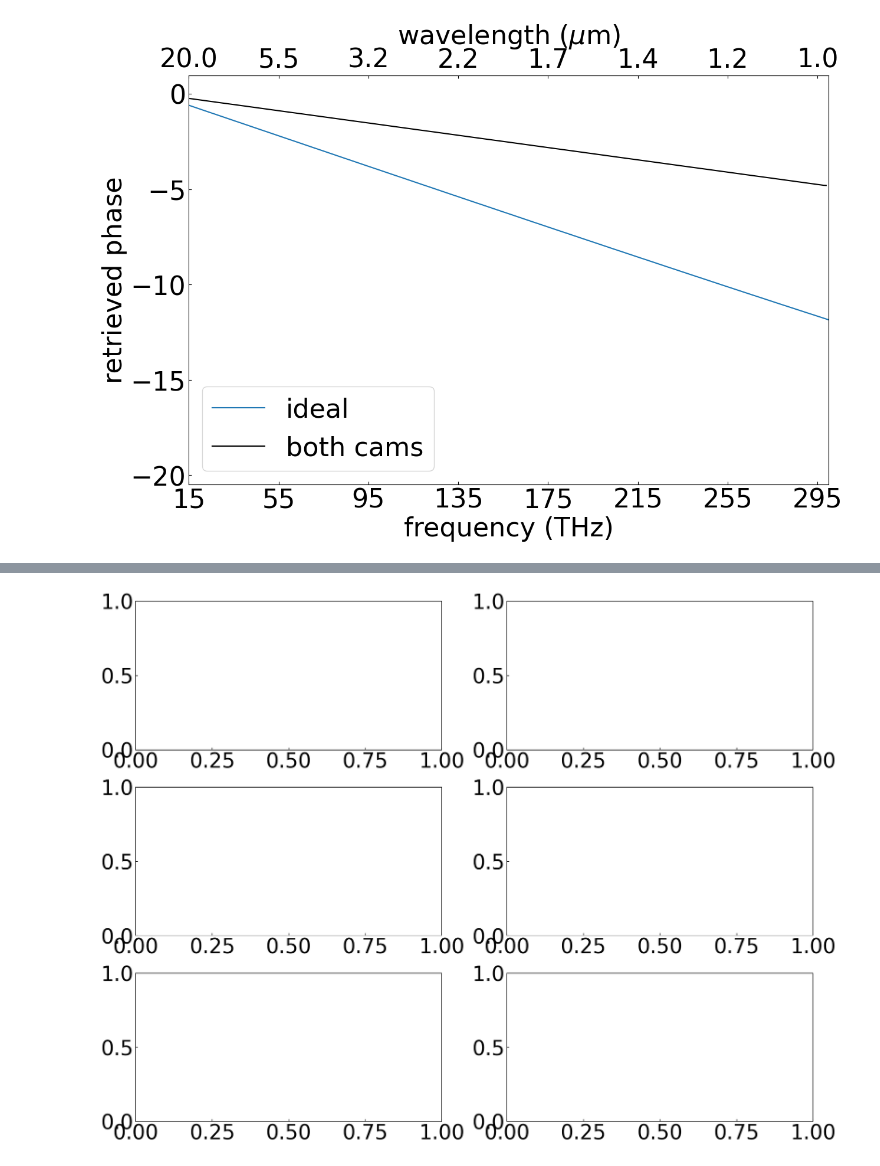
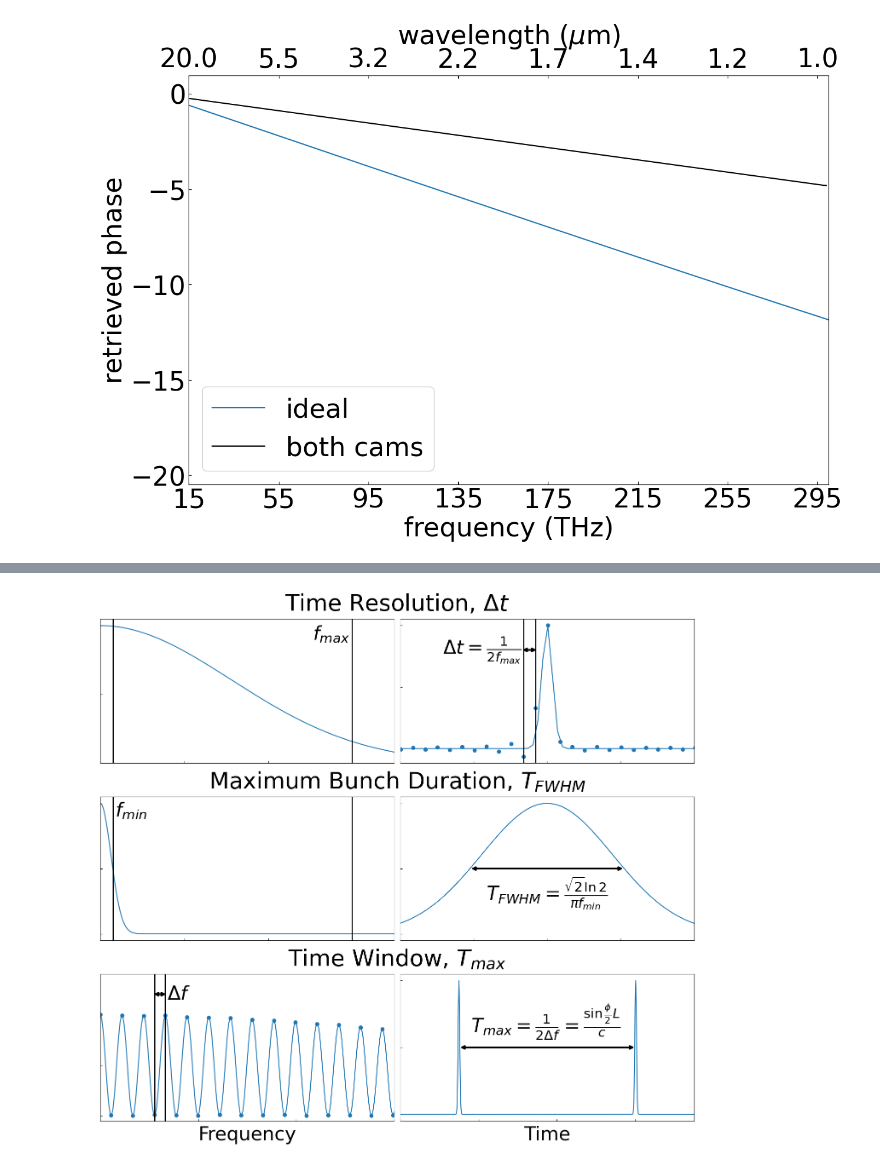
Before and after one commit to Jammi-Dodgers/THz-interferometry, a Jupyter notebook: kramers_kronig.ipynb, the cells around one changed output, grey strips where cells are left out. Saved outputs shown, nothing was run; the diff lists cells and outputs as text; code cells hidden in the pictures.

```diff
--- a/kramers_kronig.ipynb
+++ b/kramers_kronig.ipynb
@@ -92,6 +92,9 @@ padded_N = len(ideal_bunch) # = ideal_N +padding
 # %%
 ### Replace the EPAC bunch with a gaussian distrobution. Useful for testing.
 
+FWHMs = {"short": 1.7e-15, "delayed": 5e-15, "long": 21e-15}
+bunch_dict = {}
+
 ideal_bunch = gaussian(ideal_time, 150e-15, FWHMs["delayed"])
 # %%
 ideal_CFF = np.fft.rfft(ideal_bunch, norm= "forward")
@@ -402,15 +405,12 @@ plt.show()
 # %%
 ############## DEMONSTATION OF DETECTOR LIMITS #################
 
-FWHMs = {"short": 1.7e-15, "delayed": 5e-15, "long": 21e-15}
-bunches = {}
-
-bunches["short"] = gaussian(ideal_time, 150e-15, FWHMs["short"])
-bunches["long"] = gaussian(ideal_time, 150e-15, FWHMs["long"])
-bunches["delayed"] = gaussian(ideal_time, 150e-15, FWHMs["delayed"]) + gaussian(ideal_time, 601e-15, FWHMs["delayed"])
+bunch_dict["short"] = gaussian(ideal_time, 150e-15, FWHMs["short"])
+bunch_dict["long"] = gaussian(ideal_time, 150e-15, FWHMs["long"])
+bunch_dict["delayed"] = gaussian(ideal_time, 150e-15, FWHMs["delayed"]) + gaussian(ideal_time, 601e-15, FWHMs["delayed"])
 
 FFs = {}
-for key, bunch in bunches.items():
+for key, bunch in bunch_dict.items():
     CFF = np.fft.rfft(bunch, norm= "forward")
     FFs[key] = np.abs(CFF)**2
     FFs[key] /= np.max(FFs[key]) #normalise to peak
@@ -422,7 +422,7 @@ N = 2*np.count_nonzero(sensitivity_mask_short)
 time_resolution = 0.5e-12 / both_band[1]
 times_short = np.arange(0, time_resolution*N, time_resolution)
 
-_, _, _, bunches["short2"] = phase_retrieval(ideal_freqs, FFs["short"], sensitivity_mask_short, times_short, 2*np.count_nonzero(sensitivity_mask_short), reflected= True, shifted= True)
+_, _, _, bunch_dict["short2"] = phase_retrieval(ideal_freqs, FFs["short"], sensitivity_mask_short, times_short, 2*np.count_nonzero(sensitivity_mask_short), reflected= True, shifted= True)
 
 freqs_delayed = np.arange(0, combined_df*N, combined_df)
 FFs["delayed2"] = np.interp(freqs_delayed, ideal_freqs, FFs["delayed"])
@@ -472,11 +429,53 @@ plt.show()
-# %%
-fig = plt.figure(layout='constrained', figsize= (16, 12))
-subfigs = fig.subfigures(3, 1)
-
-axs_short = subfigs[0].subplots(1, 2)
-axs_long = subfigs[1].subplots(1, 2)
-axs_delayed = subfigs[2].subplots(1, 2)
-
-plt.show()
-# %% [output]
-[figure, removed]
+# %%
+fig = plt.figure(layout='constrained', figsize= (14, 13), facecolor='none')
+subfigs = fig.subfigures(3, 1, height_ratios= (1,1,1.15))
+
+axs_short = subfigs[0].subplots(1, 2)
+subfigs[0].suptitle("Time Resolution, $\\Delta t$")
+
+axs_short[0].plot(ideal_freqs*1e-12, FFs["short"])
+axs_short[0].vlines(both_band +np.array((0.2,-0.2)), 0, 1, color= "k", transform= axs_short[0].get_xaxis_transform(), linewidth= 2)
+axs_short[0].annotate("$f_{max}$", xy= (both_band[1] -3, 0.9), horizontalalignment='right')
+axs_short[0].set(xlim= (0, 350), ylim= (0, None), xticklabels= [], yticklabels= [], facecolor='white')
+
+axs_short[1].plot(times_short*1e15, bunch_dict["short2"], marker= "o", linestyle= "none", color= "tab:blue")
+axs_short[1].plot(ideal_time*1e15, bunch_dict["short"], color= "tab:blue")
+axs_short[1].vlines(times_short[88:90]*1e15, 0, 1, color= "k", transform= axs_short[1].get_xaxis_transform(), linewidth= 2)
+axs_short[1].annotate("", xy= (times_short[88]*1e15 -0.3,0.8), xytext= (times_short[89]*1e15 +0.3,0.8), arrowprops=dict(arrowstyle='<->', color= "k", linewidth= 3, mutation_scale= 12))
+axs_short[1].annotate("$\\Delta t = \\frac{1}{2f_{max}}$", xy= (times_short[88]*1e15 -0.3, 0.8), horizontalalignment='right', verticalalignment='center')
+axs_short[1].set(xlim= (130, 170), xticklabels= [], yticklabels= [], facecolor='white')
+
+
+axs_long = subfigs[1].subplots(1, 2)
+subfigs[1].suptitle("Maximum Bunch Duration, $T_{FWHM}$")
+
+axs_long[0].plot(ideal_freqs*1e-12, FFs["long"])
+axs_long[0].vlines(both_band +np.array((0.2,-0.2)), 0, 1, color= "k", transform= axs_long[0].get_xaxis_transform(), linewidth= 2)
+axs_long[0].annotate("$f_{min}$", xy= (both_band[0] +3, 0.9), horizontalalignment='left')
+axs_long[0].set(xlim= (0, 350), xticklabels= [], yticklabels= [], facecolor='white')
+
+axs_long[1].plot(ideal_time*1e15, bunch_dict["long"])
+axs_long[1].annotate("", xy= (150 -FWHMs["long"]*0.5e15,0.5), xytext= (150 +FWHMs["long"]*0.5e15,0.5), arrowprops=dict(arrowstyle='<->', color= "k", linewidth= 3, mutation_scale= 12))
+axs_long[1].annotate("$T_{FWHM} = \\frac{\\sqrt{2}\\ln{2}}{\\pi f_{min}}$", xy= (150, 0.45), horizontalalignment='center', verticalalignment='top')
+axs_long[1].set(xlim= (130, 170), xticklabels= [], yticklabels= [], facecolor='white')
+
+
+axs_delayed = subfigs[2].subplots(1, 2)
+subfigs[2].suptitle("Time Window, $T_{max}$")
+
+axs_delayed[0].plot(freqs_delayed*1e-12, FFs["delayed2"], linestyle= "none", marker= "o", color= "tab:blue")
+axs_delayed[0].plot(ideal_freqs*1e-12, FFs["delayed"], color= "tab:blue")
+axs_delayed[0].vlines(freqs_delayed[5:7]*1e-12, 0, 1, color= "k", transform= axs_delayed[0].get_xaxis_transform(), linewidth= 2)
+axs_delayed[0].annotate("", xy= (freqs_delayed[5]*1e-12 -0.2,1.2), xytext= (freqs_delayed[6]*1e-12 +0.2,1.2), arrowprops=dict(arrowstyle='<->', color= "k", linewidth= 3, mutation_scale= 12))
+axs_delayed[0].annotate("$\\Delta f$", xy= (freqs_delayed[6]*1e-12 +0.2, 1.2), horizontalalignment='left', verticalalignment= "center")
+axs_delayed[0].set(xlim= (0, 30), xticklabels= [], yticklabels= [], ylim= (None, 1.4), xlabel= "Frequency", facecolor='white')
+
+axs_delayed[1].plot(ideal_time*1e15, bunch_dict["delayed"])
+axs_delayed[1].annotate("", xy= (150,0.5), xytext= (601,0.5), arrowprops=dict(arrowstyle='<->', color= "k", linewidth= 3, mutation_scale= 12))
+axs_delayed[1].annotate("$T_{max} = \\frac{1}{2 \Delta f} = \\frac{\\sin{\\frac{\\phi}{2}} L}{c}$ ", xy= (375, 0.55), horizontalalignment='center', verticalalignment='bottom')
+axs_delayed[1].set(xlim= (0, 750), xticklabels= [], yticklabels= [], xlabel= "Time", facecolor='white')
+
+plt.savefig("graphs\\limits_explained")
+plt.show()
+# %% [output]
+[figure, added]
```
Also changed, not shown: parts of 4 cells of this notebook, 3 other files.
